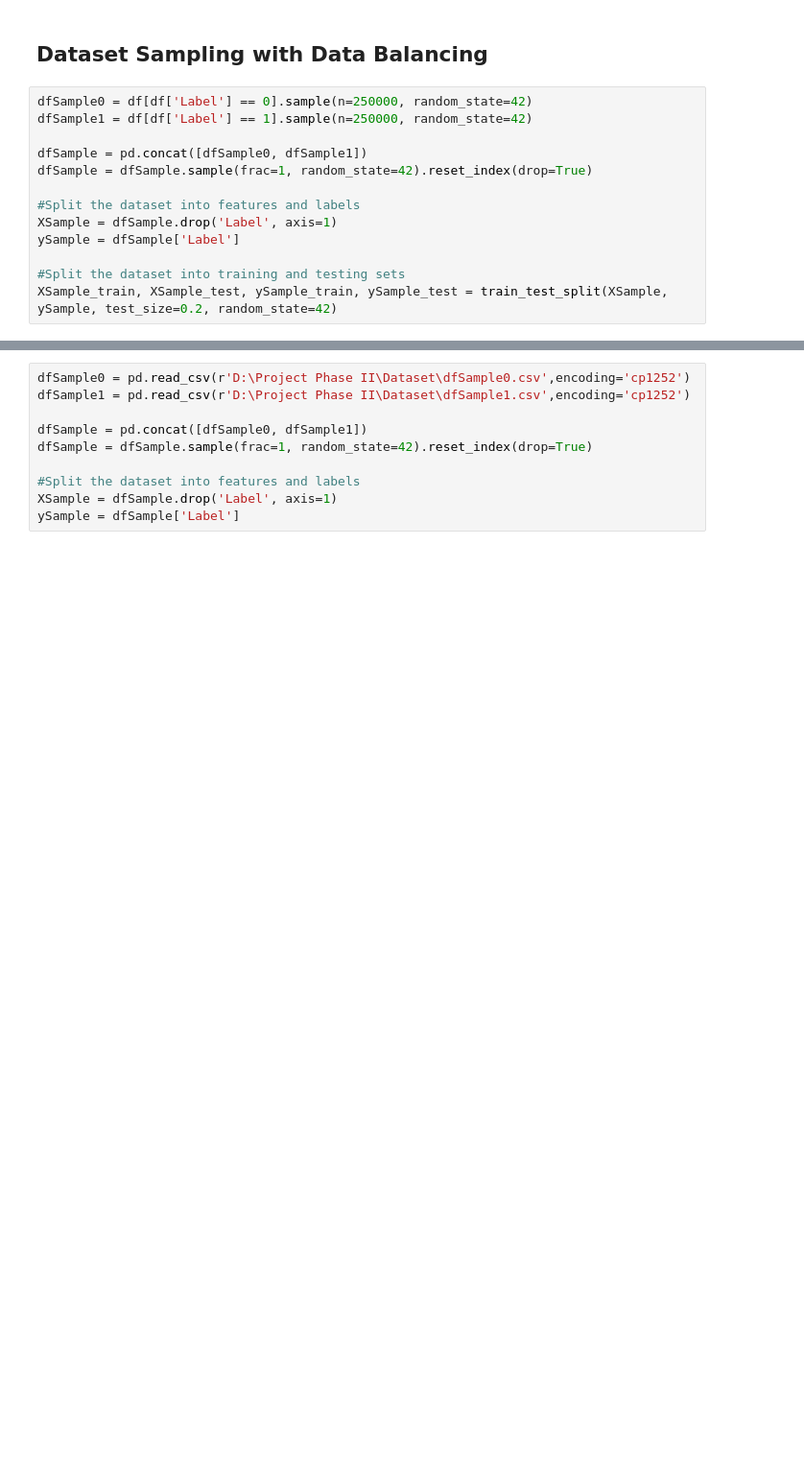
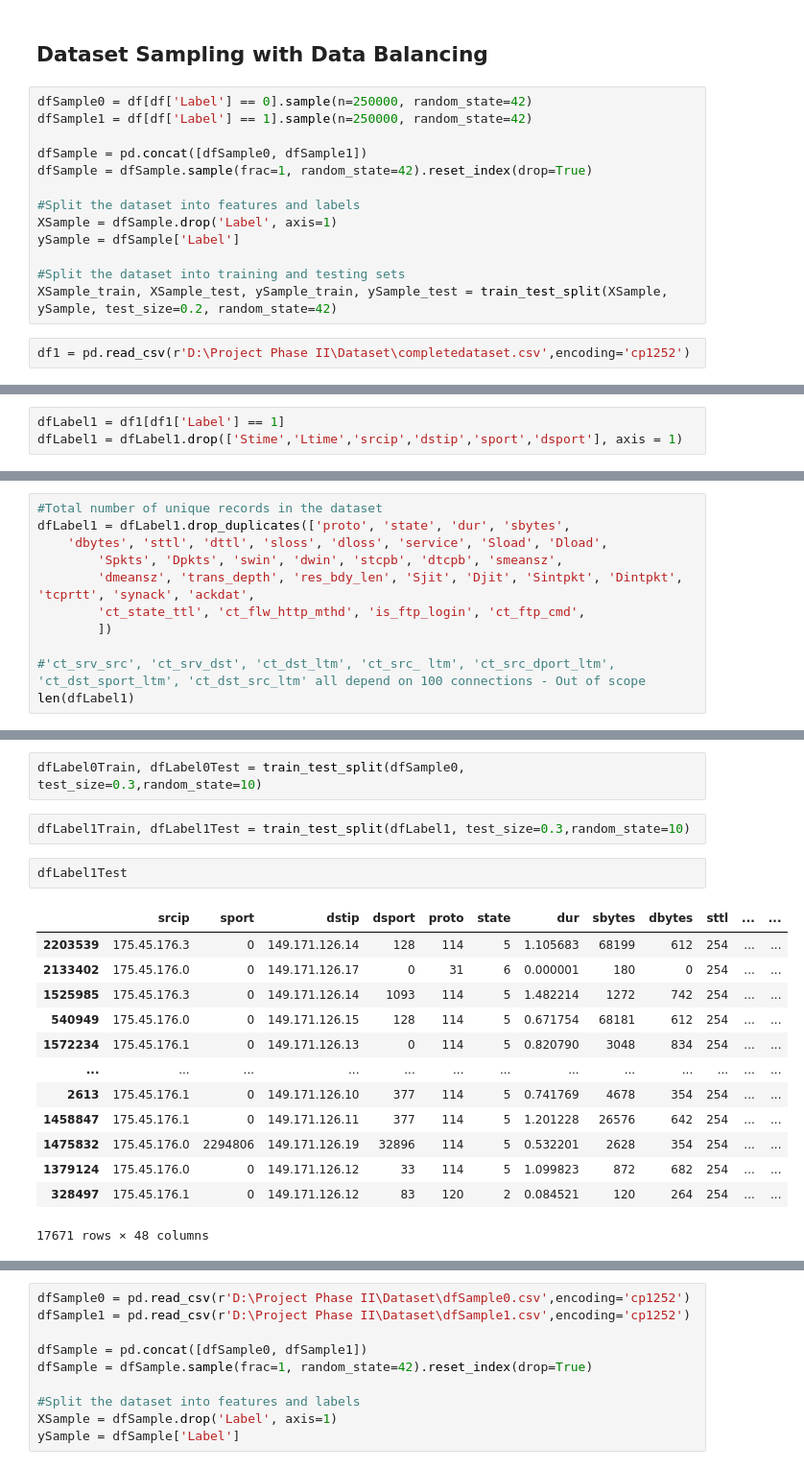
Before and after one commit to Rithuh/Graph-Based-Network-Anomaly-Detection, a Jupyter notebook: Phase2ParallelRunning.ipynb, the cells around one changed output, grey strips where cells are left out. Shown at 96% size. Saved outputs shown, nothing was run; the diff lists cells and outputs as text; blank space fills up the shorter version.

Commit message:
Created train and test dataset

```diff
--- a/Phase2ParallelRunning.ipynb
+++ b/Phase2ParallelRunning.ipynb
@@ -253,3 +237,5 @@ ySample = dfSample['Label']
 
 #Split the dataset into training and testing sets
 XSample_train, XSample_test, ySample_train, ySample_test = train_test_split(XSample, ySample, test_size=0.2, random_state=42)
+# %%
+df1 = pd.read_csv(r'D:\Project Phase II\Dataset\completedataset.csv',encoding='cp1252')
@@ -255,0 +269,3 @@ XSample_train, XSample_test, ySample_train, ySample_test = train_test_split(XSam
+# %%
+dfLabel1 = df1[df1['Label'] == 1]
+dfLabel1 = dfLabel1.drop(['Stime','Ltime','srcip','dstip','sport','dsport'], axis = 1)
@@ -255,0 +278,11 @@ XSample_train, XSample_test, ySample_train, ySample_test = train_test_split(XSam
+# %%
+#Total number of unique records in the dataset
+dfLabel1 = dfLabel1.drop_duplicates(['proto', 'state', 'dur', 'sbytes',
+    'dbytes', 'sttl', 'dttl', 'sloss', 'dloss', 'service', 'Sload', 'Dload',
+        'Spkts', 'Dpkts', 'swin', 'dwin', 'stcpb', 'dtcpb', 'smeansz',
+        'dmeansz', 'trans_depth', 'res_bdy_len', 'Sjit', 'Djit', 'Sintpkt', 'Dintpkt', 'tcprtt', 'synack', 'ackdat',
+        'ct_state_ttl', 'ct_flw_http_mthd', 'is_ftp_login', 'ct_ftp_cmd',
+        ])
+
+#'ct_srv_src', 'ct_srv_dst', 'ct_dst_ltm', 'ct_src_ ltm', 'ct_src_dport_ltm', 'ct_dst_sport_ltm', 'ct_dst_src_ltm' all depend on 100 connections - Out of scope
+len(dfLabel1)
@@ -258,0 +331,20 @@ dfSample1.to_csv(r'D:\Project Phase II\Dataset\dfSample1.csv', index=False)
+# %%
+dfLabel0Train, dfLabel0Test = train_test_split(dfSample0, test_size=0.3,random_state=10)
+# %%
+dfLabel1Train, dfLabel1Test = train_test_split(dfLabel1, test_size=0.3,random_state=10)
+# %%
+dfLabel1Test
+# %% [output]
+|  | srcip | sport | dstip | dsport | proto | state | dur | sbytes | dbytes | sttl | ... | ... |
+| 2203539 | 175.45.176.3 | 0 | 149.171.126.14 | 128 | 114 | 5 | 1.105683 | 68199 | 612 | 254 | ... | ... |
+| 2133402 | 175.45.176.0 | 0 | 149.171.126.17 | 0 | 31 | 6 | 0.000001 | 180 | 0 | 254 | ... | ... |
+| 1525985 | 175.45.176.3 | 0 | 149.171.126.14 | 1093 | 114 | 5 | 1.482214 | 1272 | 742 | 254 | ... | ... |
+| 540949 | 175.45.176.0 | 0 | 149.171.126.15 | 128 | 114 | 5 | 0.671754 | 68181 | 612 | 254 | ... | ... |
+| 1572234 | 175.45.176.1 | 0 | 149.171.126.13 | 0 | 114 | 5 | 0.820790 | 3048 | 834 | 254 | ... | ... |
+| ... | ... | ... | ... | ... | ... | ... | ... | ... | ... | ... | ... | ... |
+| 2613 | 175.45.176.1 | 0 | 149.171.126.10 | 377 | 114 | 5 | 0.741769 | 4678 | 354 | 254 | ... | ... |
+| 1458847 | 175.45.176.1 | 0 | 149.171.126.11 | 377 | 114 | 5 | 1.201228 | 26576 | 642 | 254 | ... | ... |
+| 1475832 | 175.45.176.0 | 2294806 | 149.171.126.19 | 32896 | 114 | 5 | 0.532201 | 2628 | 354 | 254 | ... | ... |
+| 1379124 | 175.45.176.0 | 0 | 149.171.126.12 | 33 | 114 | 5 | 1.099823 | 872 | 682 | 254 | ... | ... |
+| 328497 | 175.45.176.1 | 0 | 149.171.126.12 | 83 | 120 | 2 | 0.084521 | 120 | 264 | 254 | ... | ... |
+17671 rows × 48 columns
```
Also changed, not shown: parts of 19 cells of this notebook, 1 other file.
